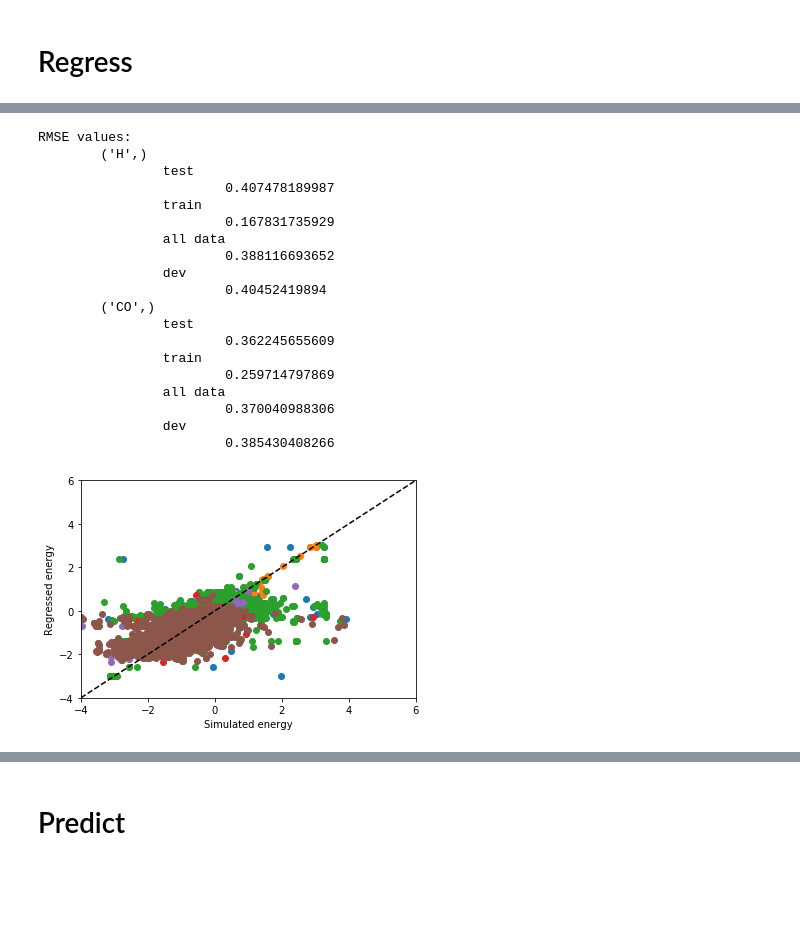
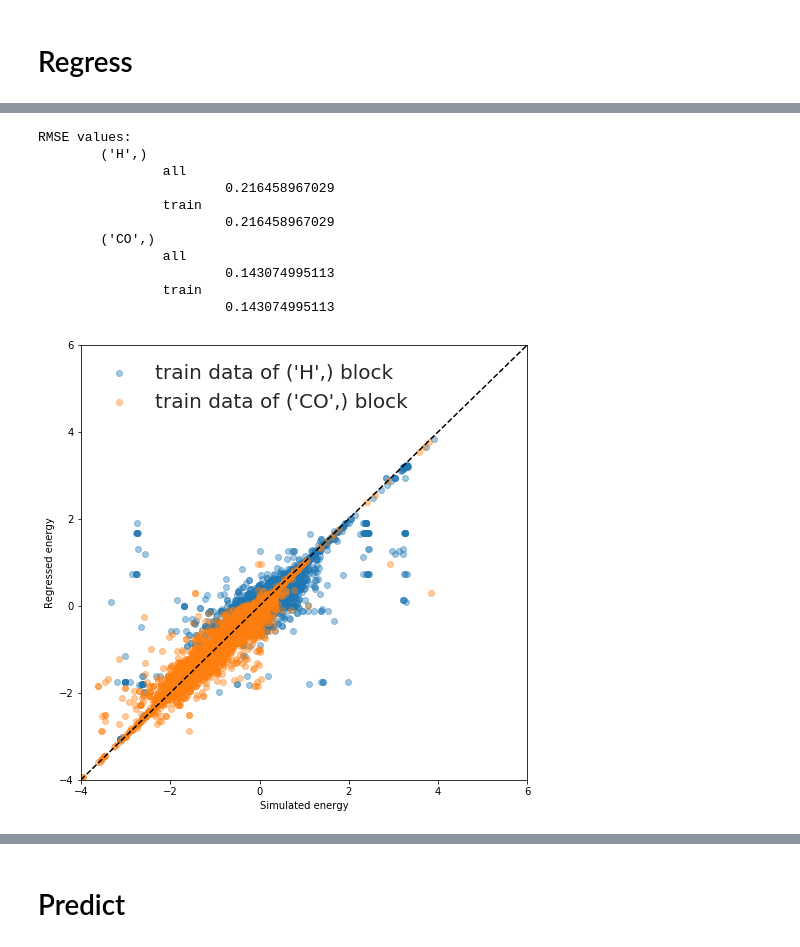
Before and after one commit to ulissigroup/GASpy_regressions, a Jupyter notebook: notebooks/sandbox.ipynb, the cells around one changed output, grey strips where cells are left out. Saved outputs shown, nothing was run; the diff lists cells and outputs as text; code cells hidden in the pictures; blank space fills up the shorter version.

```diff
--- a/notebooks/sandbox.ipynb
+++ b/notebooks/sandbox.ipynb
@@ -22,7 +32,7 @@ import copy
 from tpot import TPOTRegressor
 # %%
 model_name = 'TPOT'
-features = ['coordcount']
+features = ['coordatoms_chemfp0', 'neighbors_chemfp0']
 responses = ['energy']
 blocks = ['adsorbate']
 # %%
@@ -55,27 +60,22 @@ Best pipeline: KNeighborsRegressor(input_matrix, n_neighbors=39, p=2, weights=di
 # %%
 gio.dump_model(H)
 # %%
-H = gio.load_model(model_name, features+outer_features, responses, blocks)
+H = gio.load_model(model_name, features, responses, blocks)
+# %%
+H.print_performance_metric('RMSE')
+# %% [output]
+RMSE values:
+        ('H',)
+                all
+                        0.216458967029
+                train
+                        0.216458967029
+        ('CO',)
+                all
+                        0.143074995113
+                train
+                        0.143074995113
 # %%
-x, y, text = H.parity_plot(plotter='matplotlib', split=True)
+x, y, text = H.parity_plot(plotter='matplotlib', split=True, figsize=(8, 8), alpha=0.4)
 # %% [output]
-RMSE values:
-        ('H',)
-                test
-                        0.407478189987
-                train
-                        0.167831735929
-                all data
-                        0.388116693652
-                dev
-                        0.40452419894
-        ('CO',)
-                test
-                        0.362245655609
-                train
-                        0.259714797869
-                all data
-                        0.370040988306
-                dev
-                        0.385430408266
-[figure, old version]
+[figure, new version]
```
Also changed, not shown: parts of 28 cells of this notebook, 3 other files.
